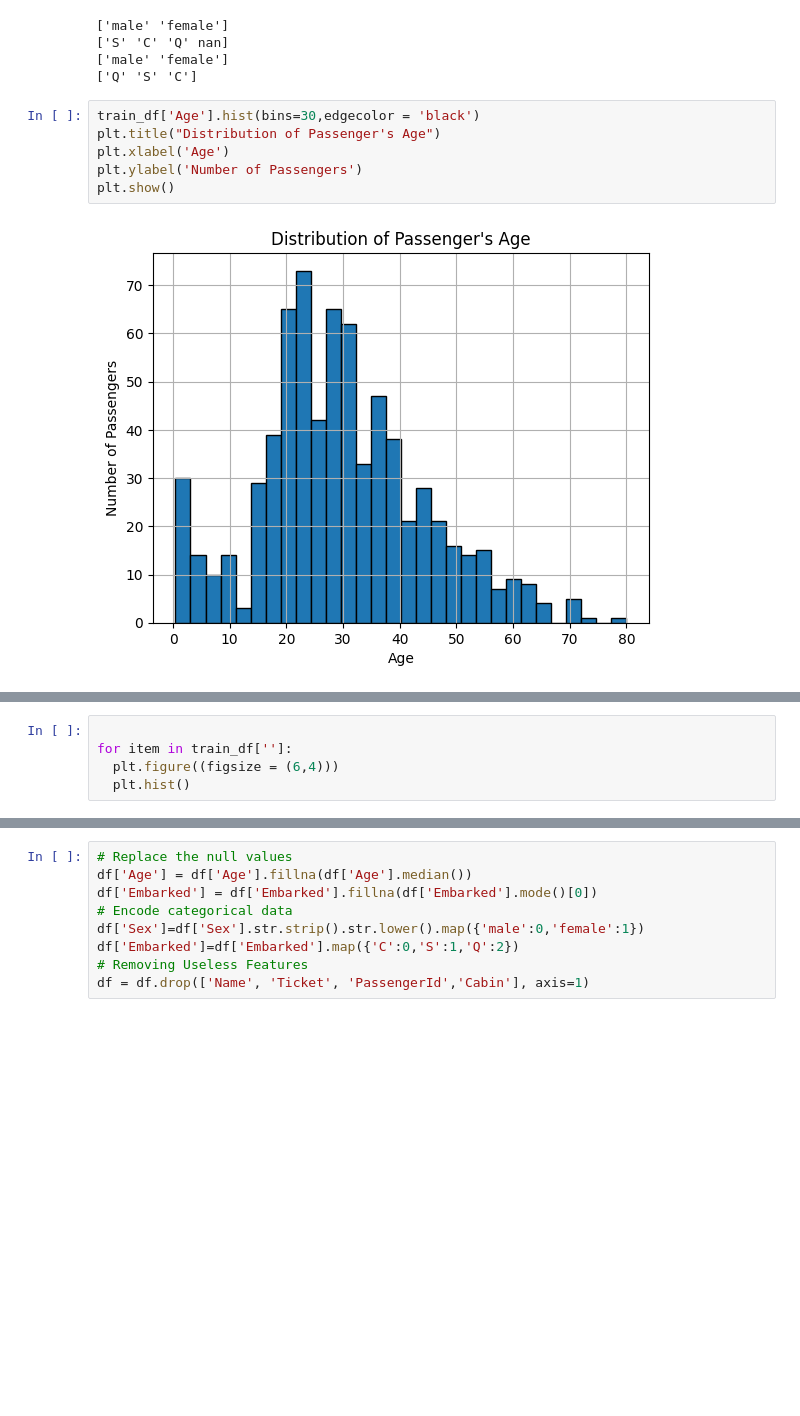
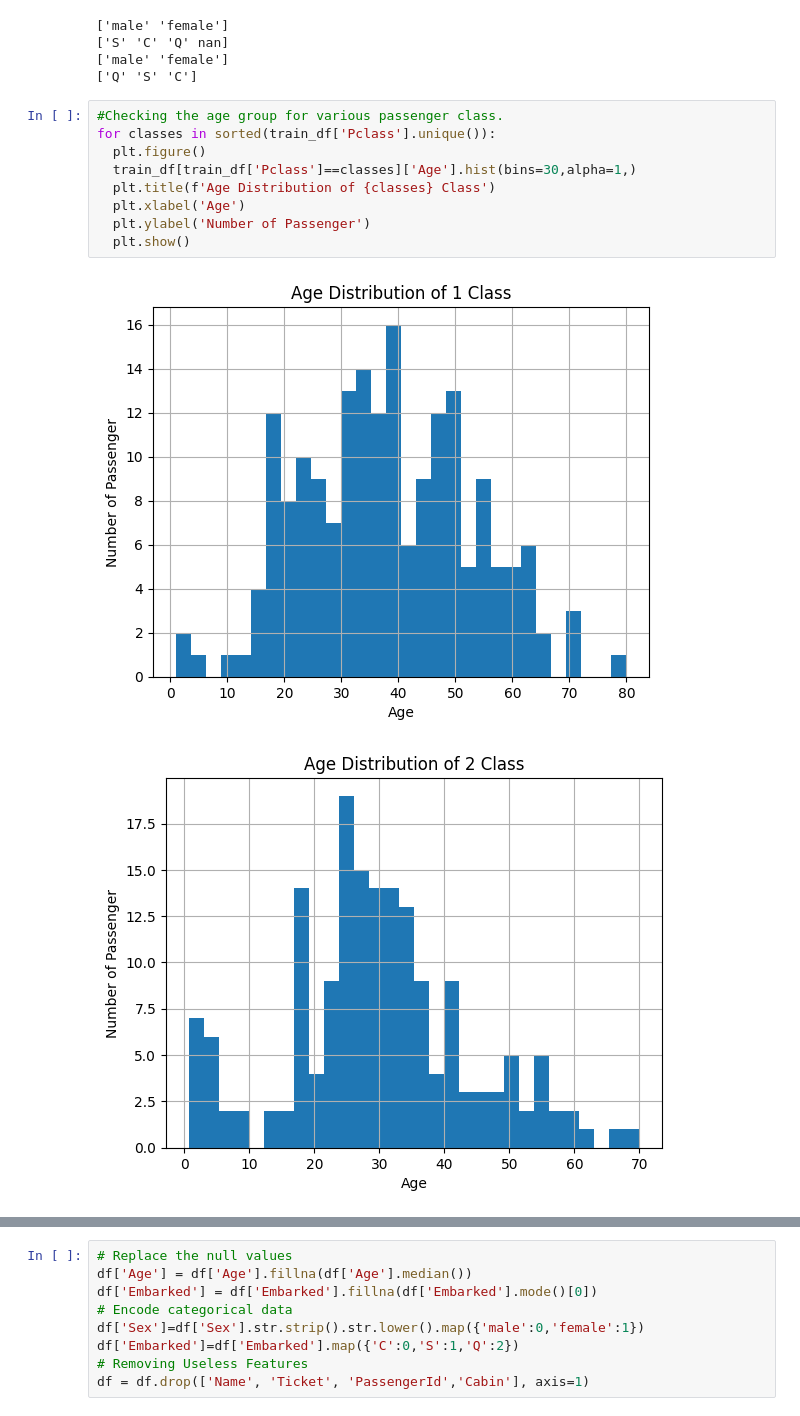
Before and after one commit to Yamm23/Learning-Macine-Learning, a Jupyter notebook: Titanic_Dataset.ipynb, the cells around one changed output, grey strips where cells are left out. Cells and saved outputs as stored; diff of their text form; blank space fills up the shorter version.

Commit message:
Did only a little visualization on age group

```diff
--- a/Titanic_Dataset.ipynb
+++ b/Titanic_Dataset.ipynb
@@ -78,10 +78,14 @@ print(test_df['Embarked'].unique())
 ['male' 'female']
 ['Q' 'S' 'C']
 # %%
-train_df['Age'].hist(bins=30,edgecolor = 'black')
-plt.title("Distribution of Passenger's Age")
-plt.xlabel('Age')
-plt.ylabel('Number of Passengers')
-plt.show()
+#Checking the age group for various passenger class.
+for classes in sorted(train_df['Pclass'].unique()):
+  plt.figure()
+  train_df[train_df['Pclass']==classes]['Age'].hist(bins=30,alpha=1,)
+  plt.title(f'Age Distribution of {classes} Class')
+  plt.xlabel('Age')
+  plt.ylabel('Number of Passenger')
+  plt.show()
 # %% [output]
-[figure, old version]
+[figure, new version]
+[figure, added]
@@ -88,5 +92,0 @@ plt.show()
-# %%
-
-for item in train_df['']:
-  plt.figure((figsize = (6,4)))
-  plt.hist()
```
Also changed, not shown: parts of 2 cells of this notebook.
